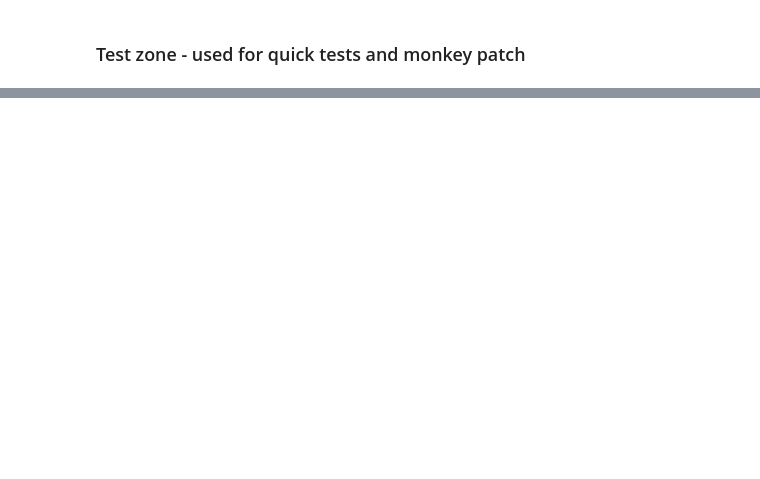
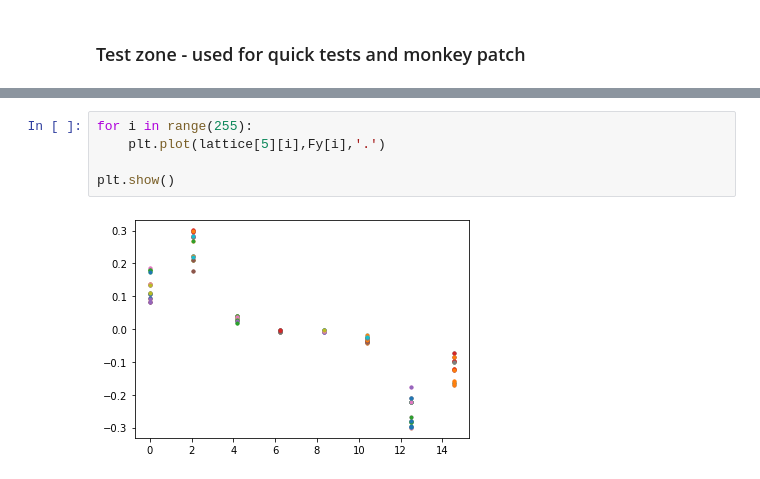
Before and after one commit to demetriomagatti/molecular_dynamics, a Jupyter notebook: molecular_dynamics.ipynb, the cells around one changed output, grey strips where cells are left out. Drawn from its saved outputs; the diff is of its cells as text; blank space fills up the shorter version.

```diff
--- a/molecular_dynamics.ipynb
+++ b/molecular_dynamics.ipynb
@@ -72,0 +125,7 @@ print(time.process_time() - start)
+# %%
+for i in range(255):
+    plt.plot(lattice[5][i],Fy[i],'.')
+
+plt.show()
+# %% [output]
+[figure, added]
```
Also changed, not shown: parts of 15 cells of this notebook, 2 other files.
